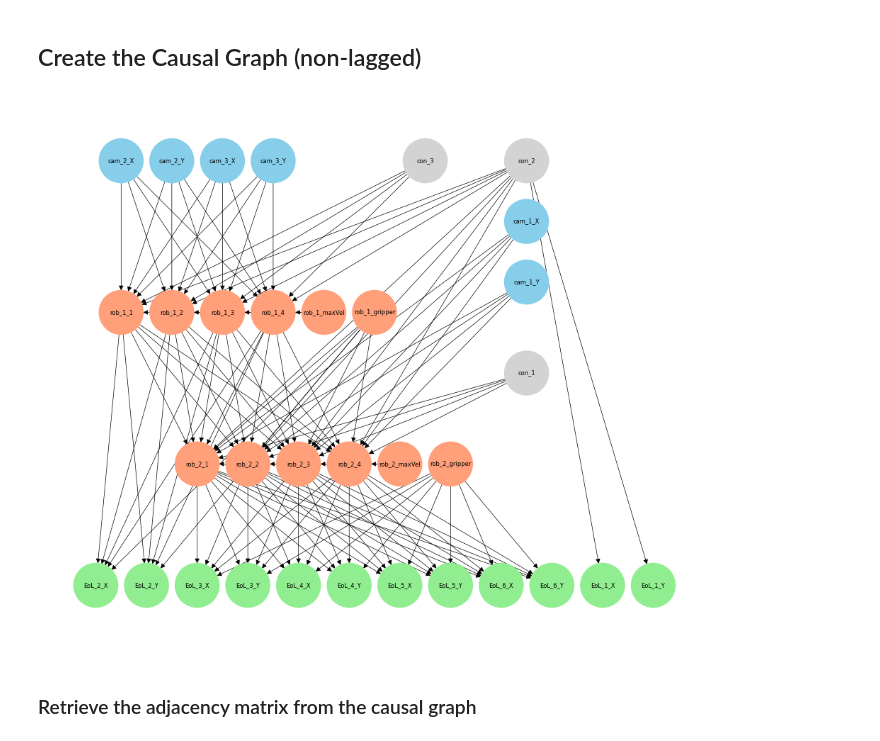
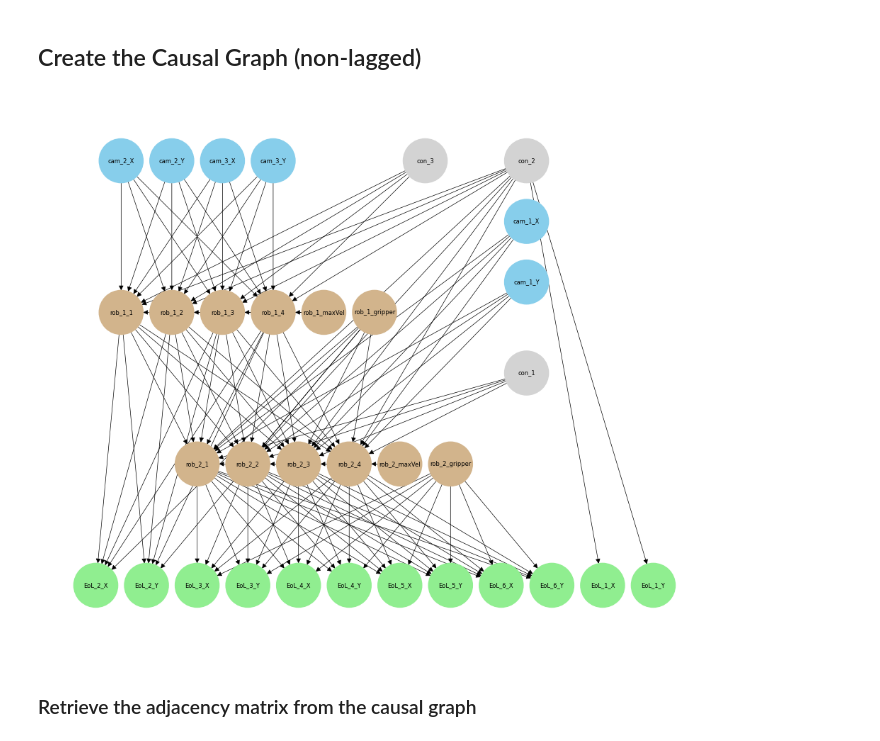
Before and after one commit to brjo0501/Master-Thesis_Code, a Jupyter notebook: Root Cause Analysis.ipynb, the cells around one changed output. Saved outputs shown, nothing was run; the diff lists cells and outputs as text; code cells hidden in the pictures.

```diff
--- a/Root Cause Analysis.ipynb
+++ b/Root Cause Analysis.ipynb
@@ -103,37 +107,37 @@ EoL_nodes = [
 # %%
 G.add_nodes_from(nodes)
 
 G.add_edges_from(edges)
 
 pos = {
     'cam_1_X':(7,4), 'cam_2_X':(-9,6), 'cam_3_X':(-5,6),
     'cam_1_Y':(7,2), 'cam_2_Y':(-7,6), 'cam_3_Y':(-3,6),
     'EoL_1_X':(10,-8), 'EoL_2_X':(-10,-8), 'EoL_3_X':(-6,-8), 'EoL_4_X':(-2,-8), 'EoL_5_X':(2,-8), 'EoL_6_X':(6,-8),
     'EoL_1_Y':(12,-8), 'EoL_2_Y':(-8,-8), 'EoL_3_Y':(-4,-8), 'EoL_4_Y':(0,-8), 'EoL_5_Y':(4,-8), 'EoL_6_Y':(8,-8),
     'rob_2_1':(-6,-4), 'rob_2_2':(-4,-4), 'rob_2_3':(-2,-4), 'rob_2_4':(-0,-4), 'rob_2_maxVel':(2,-4),
     'rob_1_1':(-9,1), 'rob_1_2':(-7,1), 'rob_1_3':(-5,1), 'rob_1_4':(-3,1), 'rob_1_maxVel':(-1,1),
     'rob_1_gripper':(1,1), 'rob_2_gripper':(4,-4),
     'con_1':(7,-1),'con_2':(7,6),'con_3':(3,6)
 }
 
 colors = {
     'cam_1_X':'skyblue', 'cam_2_X':'skyblue', 'cam_3_X':'skyblue',
     'cam_1_Y':'skyblue', 'cam_2_Y':'skyblue', 'cam_3_Y':'skyblue',
     'EoL_1_X':'lightgreen', 'EoL_2_X':'lightgreen', 'EoL_3_X':'lightgreen', 'EoL_4_X':'lightgreen', 'EoL_5_X':'lightgreen', 'EoL_6_X':'lightgreen',
     'EoL_1_Y':'lightgreen', 'EoL_2_Y':'lightgreen', 'EoL_3_Y':'lightgreen', 'EoL_4_Y':'lightgreen', 'EoL_5_Y':'lightgreen', 'EoL_6_Y':'lightgreen',
-    'rob_1_1':'lightsalmon', 'rob_1_2':'lightsalmon', 'rob_1_3':'lightsalmon', 'rob_1_4':'lightsalmon', 'rob_1_maxVel':'lightsalmon',
-    'rob_2_1':'lightsalmon', 'rob_2_2':'lightsalmon', 'rob_2_3':'lightsalmon', 'rob_2_4':'lightsalmon', 'rob_2_maxVel':'lightsalmon',
-    'rob_1_gripper':'lightsalmon', 'rob_2_gripper':'lightsalmon',
+    'rob_1_1':'tan', 'rob_1_2':'tan', 'rob_1_3':'tan', 'rob_1_4':'tan', 'rob_1_maxVel':'tan',
+    'rob_2_1':'tan', 'rob_2_2':'tan', 'rob_2_3':'tan', 'rob_2_4':'tan', 'rob_2_maxVel':'tan',
+    'rob_1_gripper':'tan', 'rob_2_gripper':'tan',
     'con_1':'lightgrey','con_2':'lightgrey','con_3':'lightgrey'
 }
 
 # Draw the graph
 plt.figure(figsize=(12, 10))
 plt.xlim((-12,14))
 plt.ylim((-10,8))
 nx.draw(G, pos,with_labels=True,node_size=2000, node_color=[colors[node] for node in G.nodes()], font_size=6, arrowsize=10,width=0.5)
 # %% [output]
-[figure, old version]
+[figure, new version]
 # %% [markdown]
 ### Retrieve the adjacency matrix from the causal graph
 # %%
```
Also changed, not shown: parts of 51 cells of this notebook, 7 other files.
